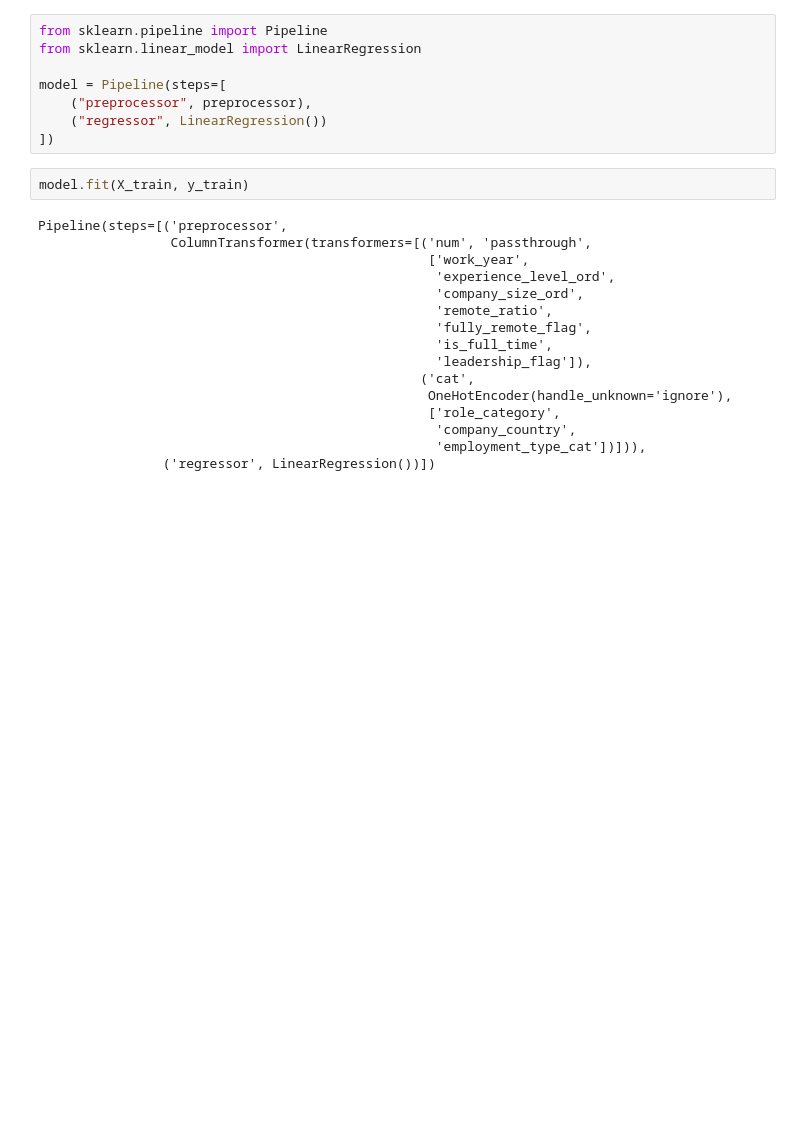
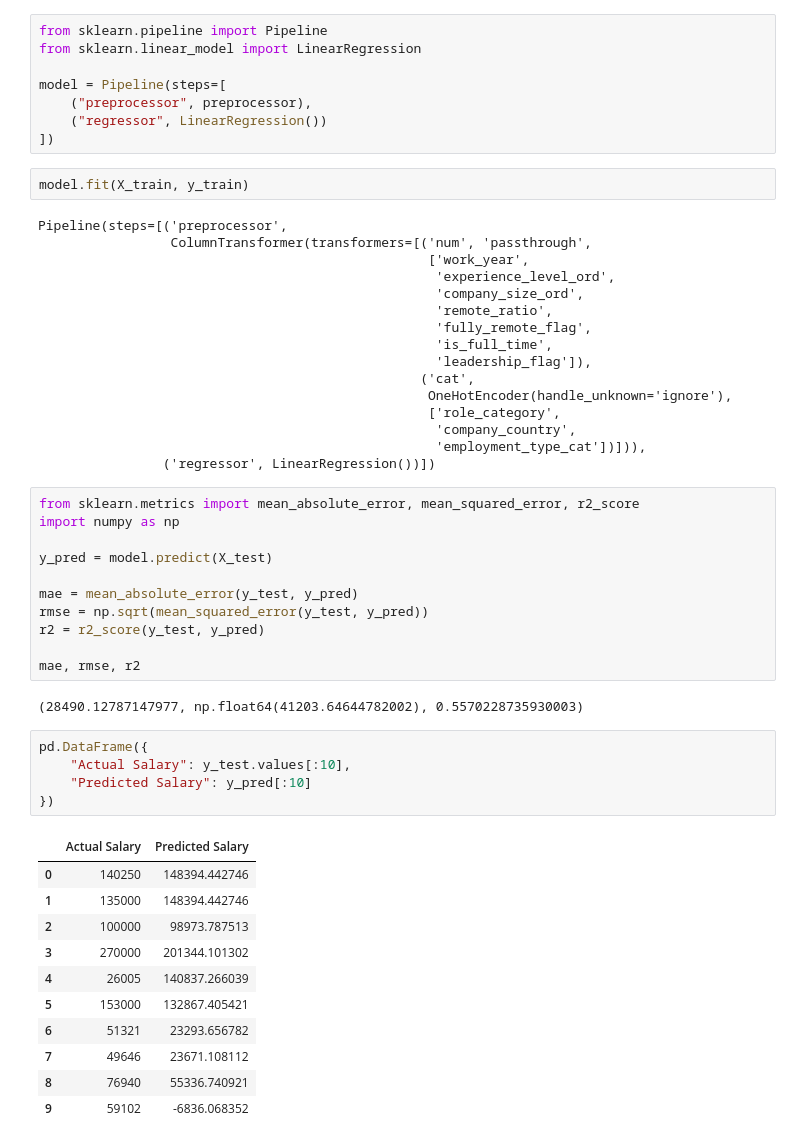
Before and after one commit to DevAnnafi/AI-Job-Market-Analyzer, a Jupyter notebook: notebooks/04_model_training.ipynb, the cells around one changed output. Drawn from its saved outputs; the diff is of its cells as text; blank space fills up the shorter version.

Commit message:
Feat: Made a working salary prediction, created a feature signal, made a preprocessing pipeline and made a benchmark to beat

```diff
--- a/notebooks/04_model_training.ipynb
+++ b/notebooks/04_model_training.ipynb
@@ -78,3 +78,33 @@ Pipeline(steps=[('preprocessor',
                                                    'company_country',
                                                    'employment_type_cat'])])),
                 ('regressor', LinearRegression())])
+# %%
+from sklearn.metrics import mean_absolute_error, mean_squared_error, r2_score
+import numpy as np
+
+y_pred = model.predict(X_test)
+
+mae = mean_absolute_error(y_test, y_pred)
+rmse = np.sqrt(mean_squared_error(y_test, y_pred))
+r2 = r2_score(y_test, y_pred)
+
+mae, rmse, r2
+# %% [output]
+(28490.12787147977, np.float64(41203.64644782002), 0.5570228735930003)
+# %%
+pd.DataFrame({
+    "Actual Salary": y_test.values[:10],
+    "Predicted Salary": y_pred[:10]
+})
+# %% [output]
+|  | Actual Salary | Predicted Salary |
+| 0 | 140250 | 148394.442746 |
+| 1 | 135000 | 148394.442746 |
+| 2 | 100000 | 98973.787513 |
+| 3 | 270000 | 201344.101302 |
+| 4 | 26005 | 140837.266039 |
+| 5 | 153000 | 132867.405421 |
+| 6 | 51321 | 23293.656782 |
+| 7 | 49646 | 23671.108112 |
+| 8 | 76940 | 55336.740921 |
+| 9 | 59102 | -6836.068352 |
```
